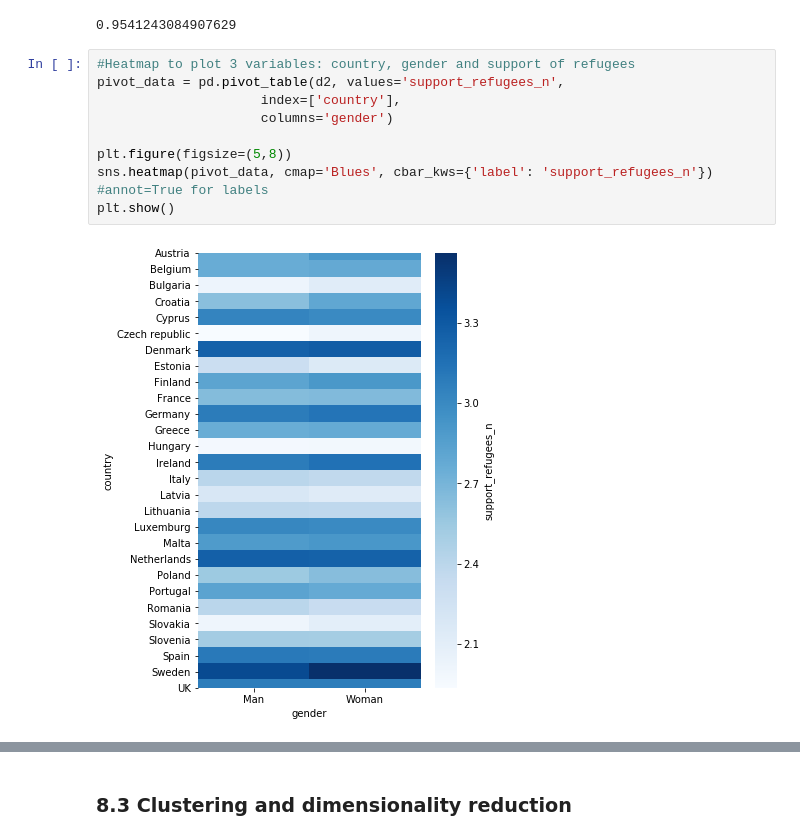
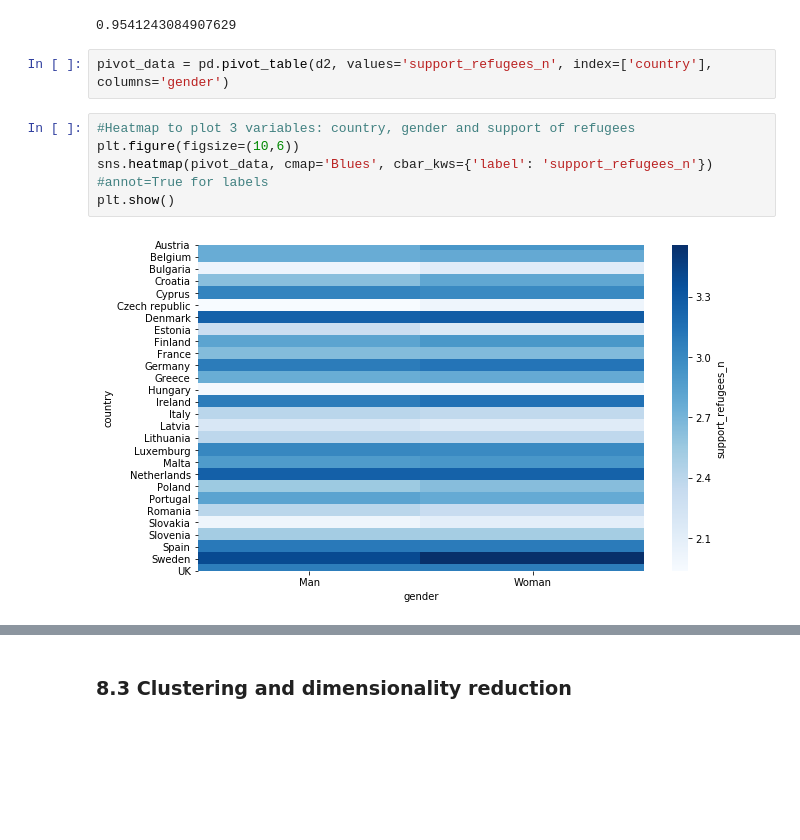
Before and after one commit to ccs-amsterdam/ccsbook, a Jupyter notebook: chapter08/EDA_py.ipynb, the cells around one changed output, grey strips where cells are left out. Drawn from its saved outputs; the diff is of its cells as text; blank space fills up the shorter version.

Commit message:
Graphical output chapter 8

```diff
--- a/chapter08/EDA_py.ipynb
+++ b/chapter08/EDA_py.ipynb
@@ -165,17 +170,15 @@ plt.show()
 print(supports['support_refugees_n'].corr(supports['support_migrants_n'], method='pearson'))
 # %% [output]
 0.9541243084907629
+# %%
+pivot_data = pd.pivot_table(d2, values='support_refugees_n', index=['country'], columns='gender')
 # %%
 #Heatmap to plot 3 variables: country, gender and support of refugees
-pivot_data = pd.pivot_table(d2, values='support_refugees_n',
-                     index=['country'],
-                     columns='gender')
-
-plt.figure(figsize=(5,8))
+plt.figure(figsize=(10,6))
 sns.heatmap(pivot_data, cmap='Blues', cbar_kws={'label': 'support_refugees_n'}) #annot=True for labels
 plt.show()
 # %% [output]
-[figure, old version]
+[figure, new version]
 # %%
 #Add ribbons
 sns.lineplot(x="date_n", y='support_refugees_n', data=d2, color="blue", ci=100, label="Refugees")
```
Also changed, not shown: parts of 28 cells of this notebook, 4 other files.
